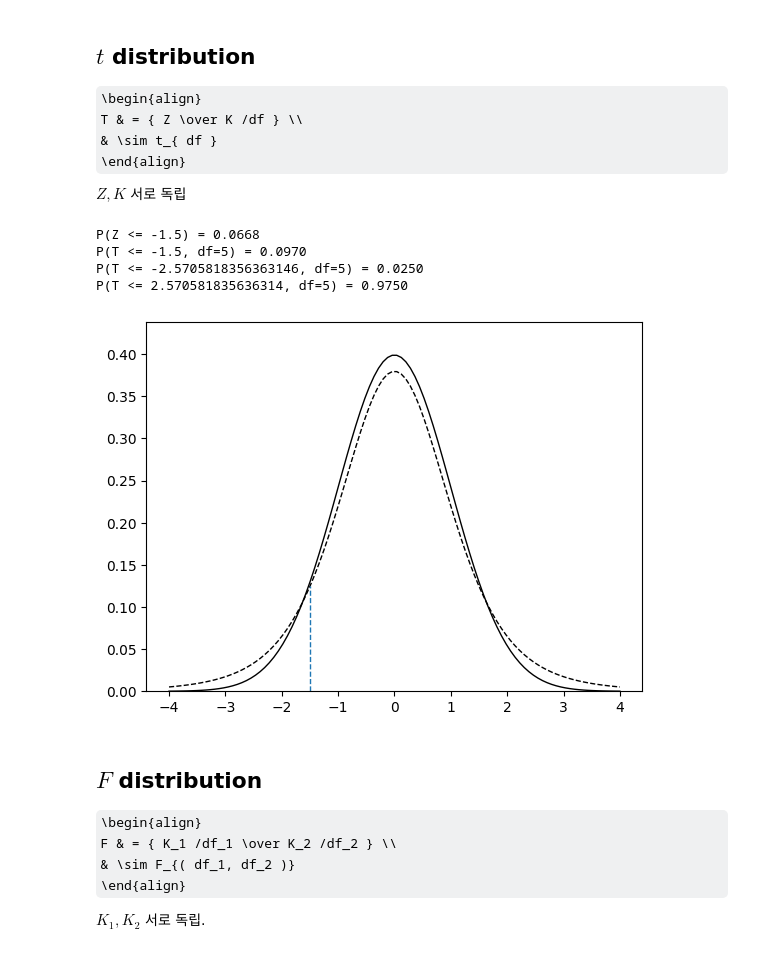
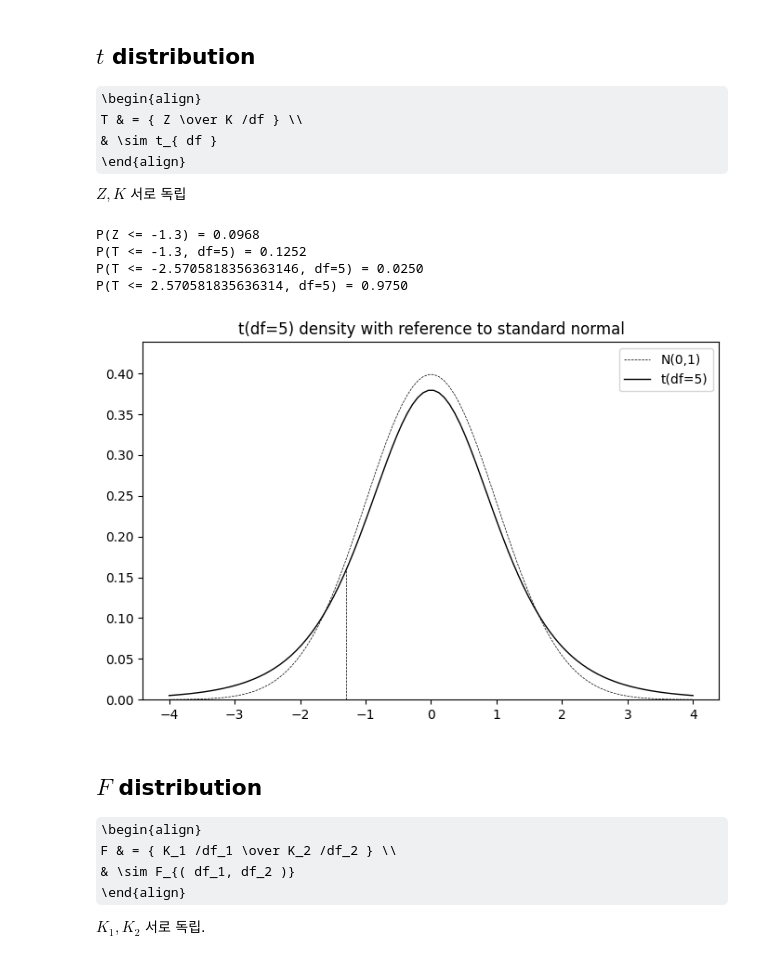
Before and after one commit to bahn28/salad, a Jupyter notebook: a07_3_n_chi_t_F.ipynb, the cells around one changed output. Cells and saved outputs as stored; diff of their text form; code cells hidden in the pictures; some formulas as TeX source.

```diff
--- a/a07_3_n_chi_t_F.ipynb
+++ b/a07_3_n_chi_t_F.ipynb
@@ -121,39 +135,56 @@ $ Z, K $ 서로 독립
 # %%
 df_t = 5
 mu, sig = 0, 1
 x = np.linspace(mu-4*sig, mu+4*sig, 100)
 y_n = norm.pdf(x, loc=mu, scale=sig)
 y_t = t.pdf(x, df=df_t)
 y_max = max(y_n)
 #p = norm.cdf(x, loc=mu, scale=sig)
 
-sm_t = mu - 1.5 * sig            # 임의의 경계점, 정규분포에 대응해서.
+sm_t = mu - 1.3 * sig            # 임의의 경계점, 정규분포에 대응해서.
 x_look = [ sm_t, sm_t ]          # 경계선 표시 누적확률 계산할 경계선 표시
 #x_look = [ mu-1.5*sig, mu - 1.5*sig]     # 경계선 표시
 y_look = [0, t.pdf(x_look[1], df=df_t)]
 
-plt.plot(x, y_n, color='black', lw=1)   # density, N(0,1)
-plt.plot(x, y_t, color='black', lw=1, linestyle='--')   # density, N(0,1)
-plt.plot(x_look, y_look, lw=1, linestyle='--') # reference line
+plt.figure(figsize=(16/2, 10/2))     # 황금비 근사.
+
+plt.plot(x, y_n,
+         label="N(0,1)",
+         color='black',
+         lw=0.51,
+         linestyle='--'
+         )   # density, N(0,1)
+plt.plot(x, y_t,
+         label=f"t(df={df_t})",
+         color='black',
+         lw=1
+         )   # density, t,
+plt.plot(x_look, y_look,
+         color='black',
+         lw=0.5,
+         linestyle='--'
+         ) # reference line
 plt.ylim(0, y_max*1.1)
+plt.title(f't(df={df_t}) density with reference to standard normal')
+plt.legend()
 
 x = x_look[1]
 p_n = norm.cdf(x, mu, sig)
 p_t = t.cdf(x, df=df_t)
 print(f'P(Z <= {x}) = {p_n:.4f}')
 print(f'P(T <= {x}, df={df_t}) = {p_t:.4f}')
 
 alpha = 0.05
 z_lft = t.ppf(alpha/2,  df=df_t)
 z_rgt = t.ppf(1 - alpha/2,  df=df_t)
 print(f'P(T <= {z_lft}, df={df_t}) = {alpha/2:.4f}')
 print(f'P(T <= {z_rgt}, df={df_t}) = {1 - alpha/2:.4f}')
 # %% [output]
-P(Z <= -1.5) = 0.0668
-P(T <= -1.5, df=5) = 0.0970
+P(Z <= -1.3) = 0.0968
+P(T <= -1.3, df=5) = 0.1252
 P(T <= -2.5705818356363146, df=5) = 0.0250
 P(T <= 2.570581835636314, df=5) = 0.9750
-[figure, old version]
+[figure, new version]
 # %% [markdown]
 ## $ F $ distribution
 
```
Also changed, not shown: parts of 6 cells of this notebook.
